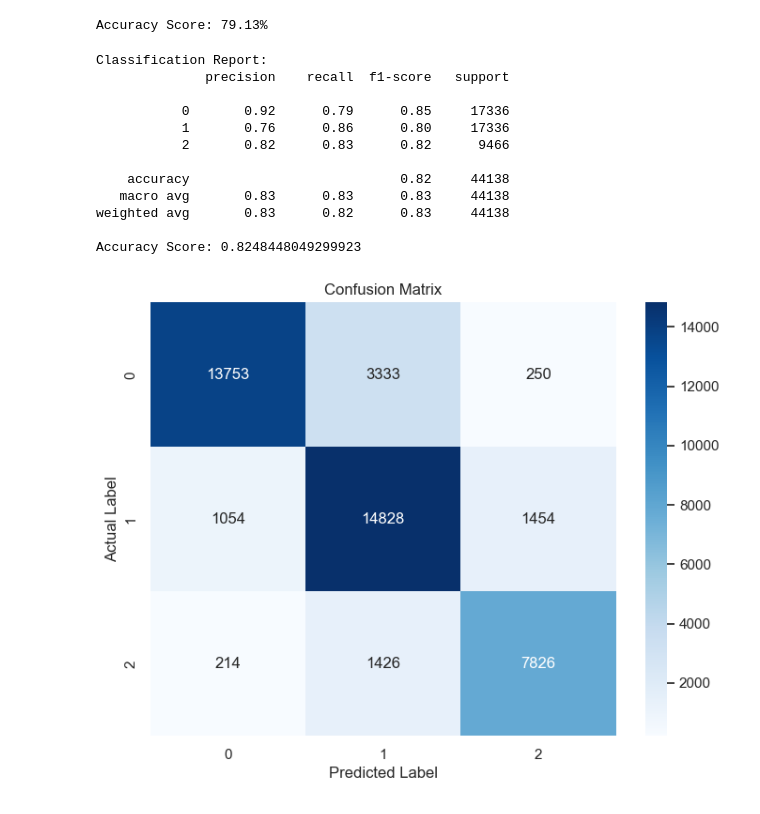
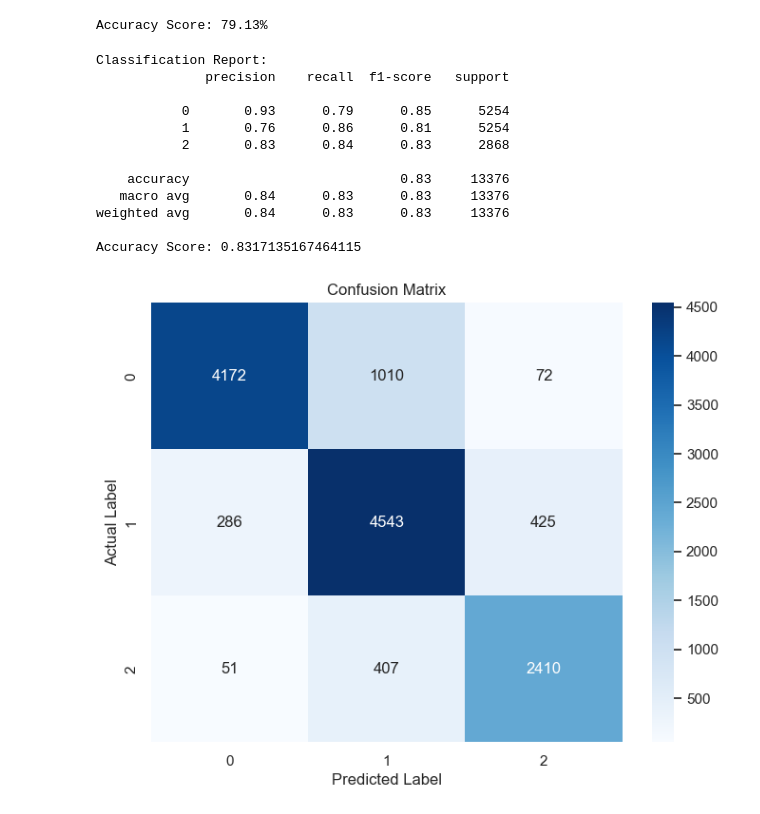
Before and after one commit to gamuhrai/Project-4-Credit-Worthiness, a Jupyter notebook: Credit-Score.ipynb, the cells around one changed output. Saved outputs shown, nothing was run; the diff lists cells and outputs as text; code cells hidden in the pictures.

Commit message:
Credit_Score.ipynb edits

```diff
--- a/Credit-Score.ipynb
+++ b/Credit-Score.ipynb
@@ -653,40 +661,40 @@ Accuracy Score: 79.13%
 # %%
 from imblearn.over_sampling import SMOTE
 smote = SMOTE(sampling_strategy="minority")
-X_sm, y_sm = smote.fit_resample(x,y)
-X_train, X_test, y_train, y_test = train_test_split(X_sm, y_sm, test_size=0.33, random_state=42, stratify=y_sm)
+x_sm, y_sm = smote.fit_resample(x,y)
+x_train, x_test, y_train, y_test = train_test_split(x_sm, y_sm, test_size= 0.10, random_state= 90, stratify=y_sm)
 # %%
 # Generate predictions
-predictions = rf.predict(X_test)
+predictions = rf.predict(x_test)
 
 # Printing classification report
 print("Classification Report:")
 print(classification_report(y_test, predictions))
 
 # Printing accuracy score
 print("Accuracy Score:", accuracy_score(y_test, predictions))
 
 # Confusion Matrix
 conf_matrix = confusion_matrix(y_test, predictions)
 
 # Plotting the confusion matrix
 plt.figure(figsize=(8, 6))
 sns.heatmap(conf_matrix, annot=True, fmt='g', cmap='Blues', xticklabels=True, yticklabels=True)
 plt.title('Confusion Matrix')
 plt.ylabel('Actual Label')
 plt.xlabel('Predicted Label')
 plt.show()
 # %% [output]
 Classification Report:
               precision    recall  f1-score   support
 
-           0       0.92      0.79      0.85     17336
-           1       0.76      0.86      0.80     17336
-           2       0.82      0.83      0.82      9466
+           0       0.93      0.79      0.85      5254
+           1       0.76      0.86      0.81      5254
+           2       0.83      0.84      0.83      2868
 
-    accuracy                           0.82     44138
-   macro avg       0.83      0.83      0.83     44138
-weighted avg       0.83      0.82      0.83     44138
+    accuracy                           0.83     13376
+   macro avg       0.84      0.83      0.83     13376
+weighted avg       0.84      0.83      0.83     13376
 
-Accuracy Score: 0.8248448049299923
+Accuracy Score: 0.8317135167464115
-[figure, old version]
+[figure, new version]
```
Also changed, not shown: parts of 5 cells of this notebook, 1 other file.
